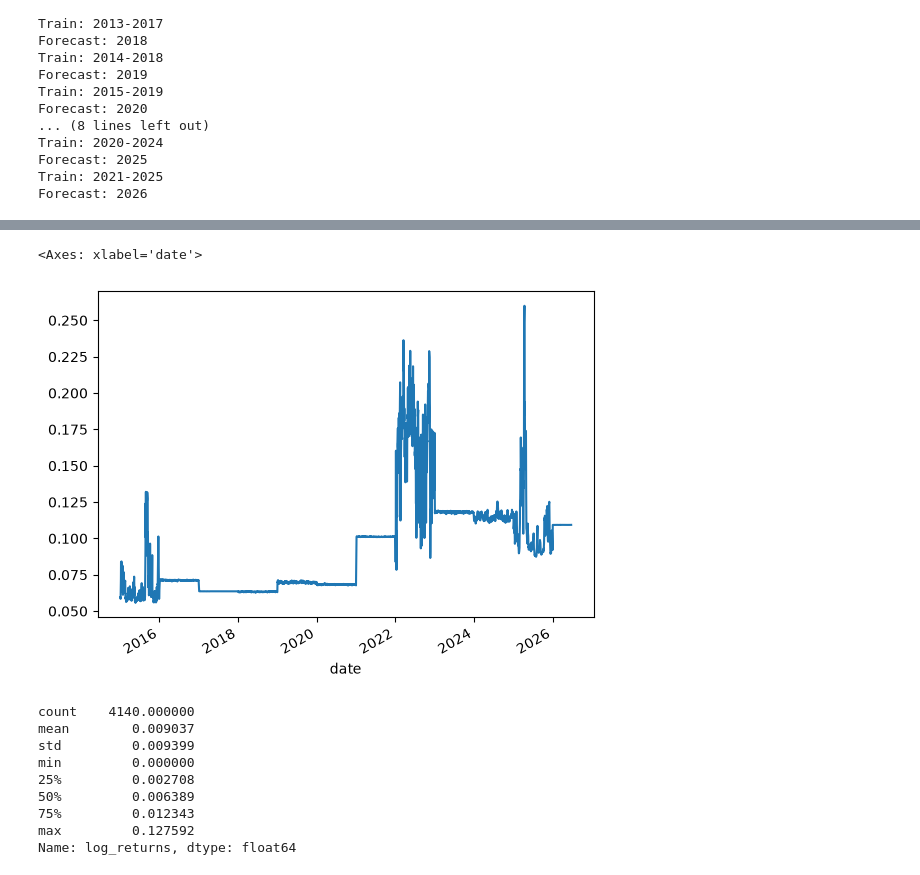
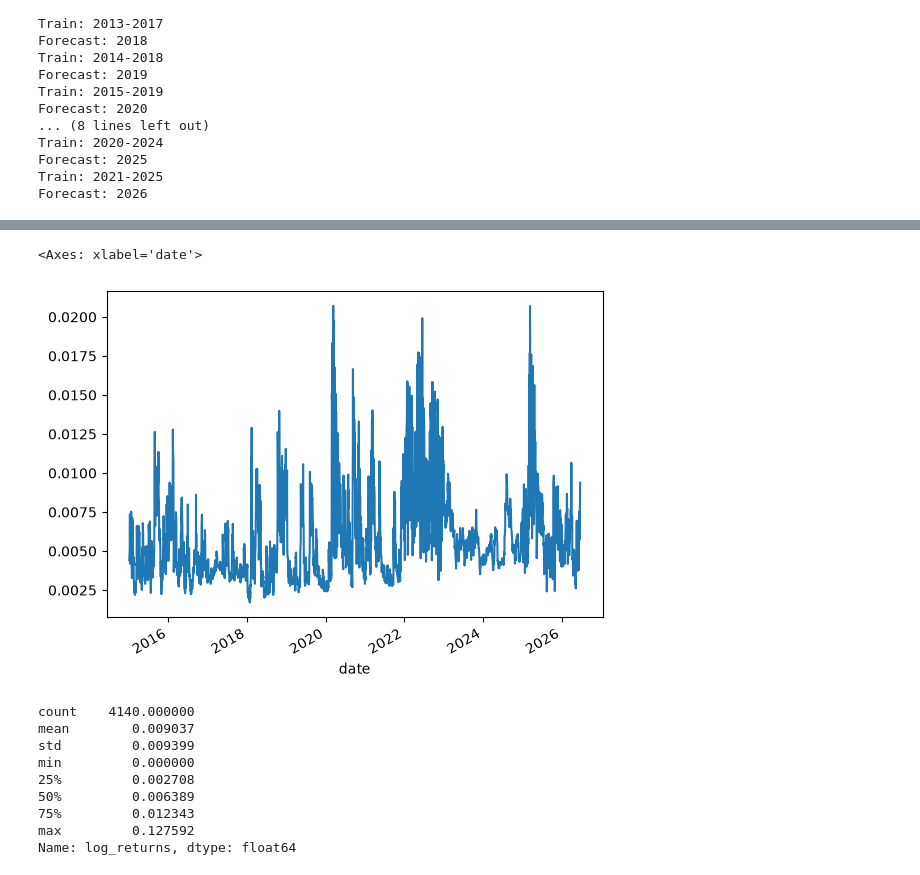
Before and after one commit to nemethbandi/Szakdolgozat, a Jupyter notebook: Kódbázis/notebooks/main.ipynb, the cells around one changed output, grey strips where cells are left out. Drawn from its saved outputs; the diff is of its cells as text; code cells hidden in the pictures.

Commit message:
refactor lstm and gru

```diff
--- a/Kódbázis/notebooks/main.ipynb
+++ b/Kódbázis/notebooks/main.ipynb
@@ -201,8 +220,8 @@ np.log(pivoted["validation_loss"][2018]).plot()
 # %%
-(result["LSTM"] * np.sqrt(252)).plot()
+result["LSTM"].plot()
 # %% [output]
 <Axes: xlabel='date'>
-[figure, old version]
+[figure, new version]
 # %%
 from utils import calculate_log_returns
 # %%
```
Also changed, not shown: parts of 2 cells of this notebook, 2 other files.
